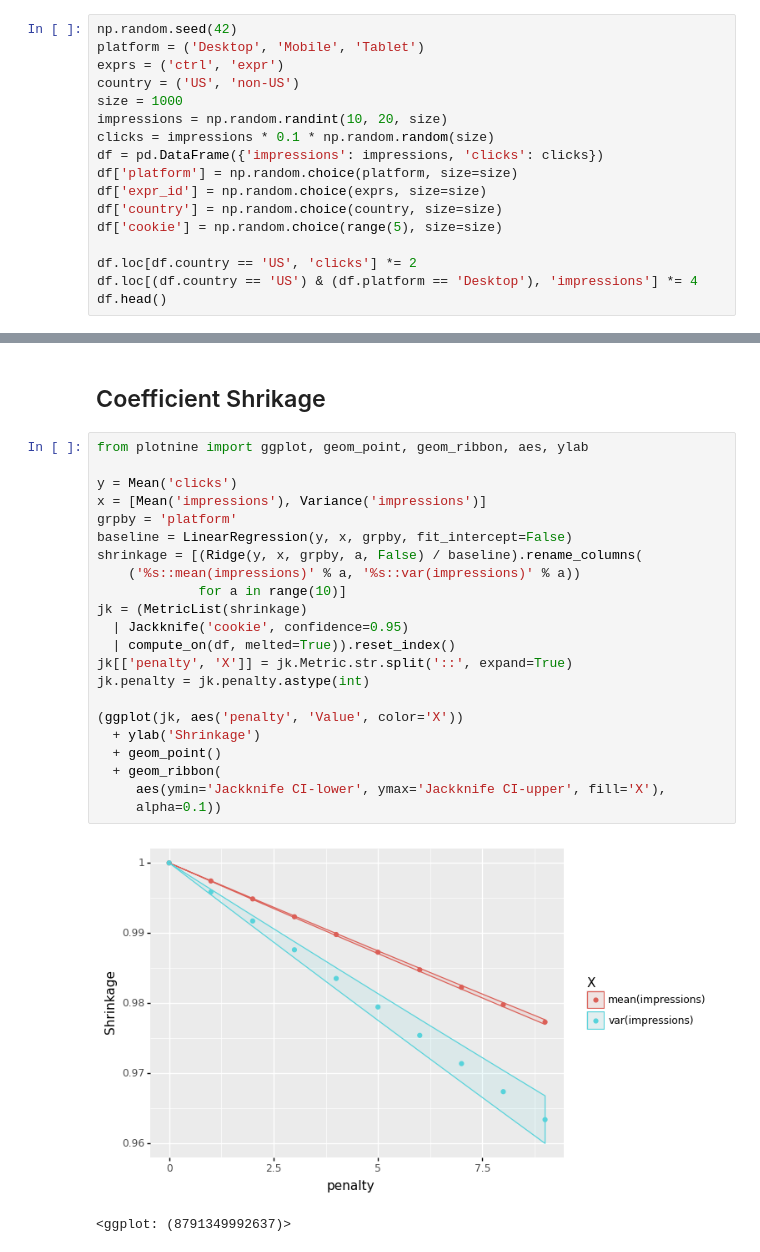
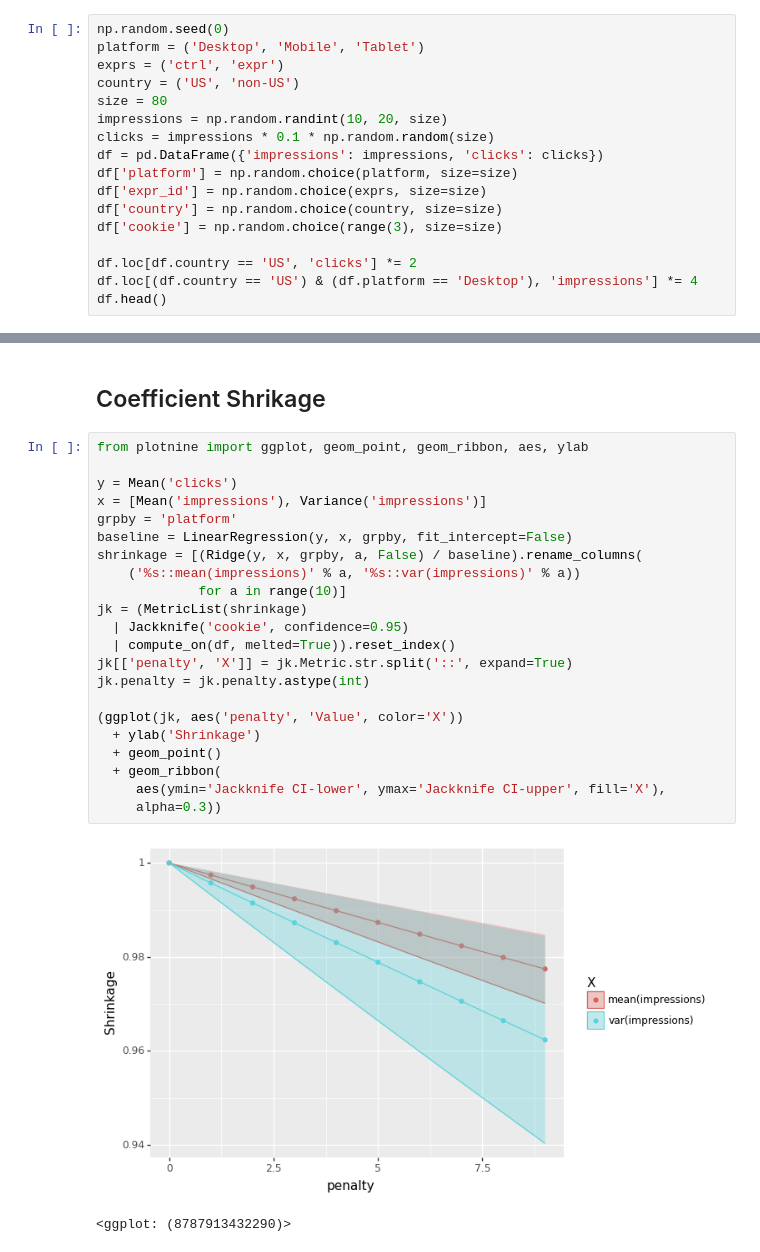
Before and after one commit to google/meterstick, a Jupyter notebook: meterstick_demo.ipynb, the cells around one changed output, grey strips where cells are left out. Drawn from its saved outputs; the diff is of its cells as text.

```diff
--- a/meterstick_demo.ipynb
+++ b/meterstick_demo.ipynb
@@ -26,18 +27,18 @@ import pandas as pd
 
 from meterstick import *
 # %%
-np.random.seed(42)
+np.random.seed(0)
 platform = ('Desktop', 'Mobile', 'Tablet')
 exprs = ('ctrl', 'expr')
 country = ('US', 'non-US')
-size = 1000
+size = 80
 impressions = np.random.randint(10, 20, size)
 clicks = impressions * 0.1 * np.random.random(size)
 df = pd.DataFrame({'impressions': impressions, 'clicks': clicks})
 df['platform'] = np.random.choice(platform, size=size)
 df['expr_id'] = np.random.choice(exprs, size=size)
 df['country'] = np.random.choice(country, size=size)
-df['cookie'] = np.random.choice(range(5), size=size)
+df['cookie'] = np.random.choice(range(3), size=size)
 
 df.loc[df.country == 'US', 'clicks'] *= 2
 df.loc[(df.country == 'US') & (df.platform == 'Desktop'), 'impressions'] *= 4
@@ -1608,25 +1755,25 @@ plt.show()
 # %%
 from plotnine import ggplot, geom_point, geom_ribbon, aes, ylab
 
 y = Mean('clicks')
 x = [Mean('impressions'), Variance('impressions')]
 grpby = 'platform'
 baseline = LinearRegression(y, x, grpby, fit_intercept=False)
 shrinkage = [(Ridge(y, x, grpby, a, False) / baseline).rename_columns(
     ('%s::mean(impressions)' % a, '%s::var(impressions)' % a))
              for a in range(10)]
 jk = (MetricList(shrinkage)
   | Jackknife('cookie', confidence=0.95)
   | compute_on(df, melted=True)).reset_index()
 jk[['penalty', 'X']] = jk.Metric.str.split('::', expand=True)
 jk.penalty = jk.penalty.astype(int)
 
 (ggplot(jk, aes('penalty', 'Value', color='X'))
   + ylab('Shrinkage')
   + geom_point()
   + geom_ribbon(
      aes(ymin='Jackknife CI-lower', ymax='Jackknife CI-upper', fill='X'),
-     alpha=0.1))
+     alpha=0.3))
 # %% [output]
-[figure, old version]
+[figure, new version]
-<ggplot: (8791349992637)>
+<ggplot: (8787913432290)>
```
Also changed, not shown: parts of 121 cells of this notebook, 15 other files.
